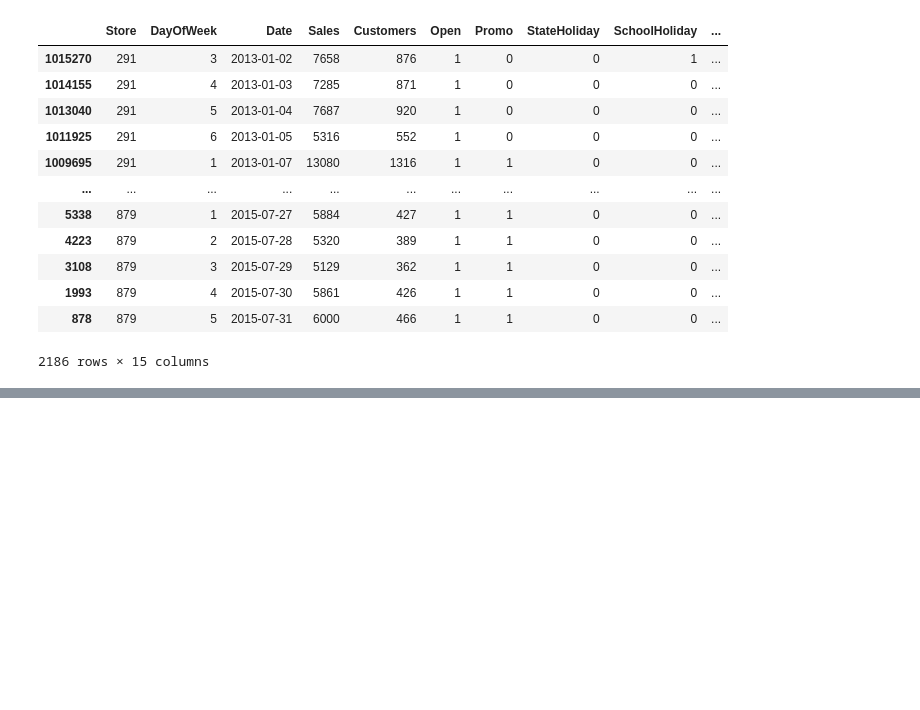
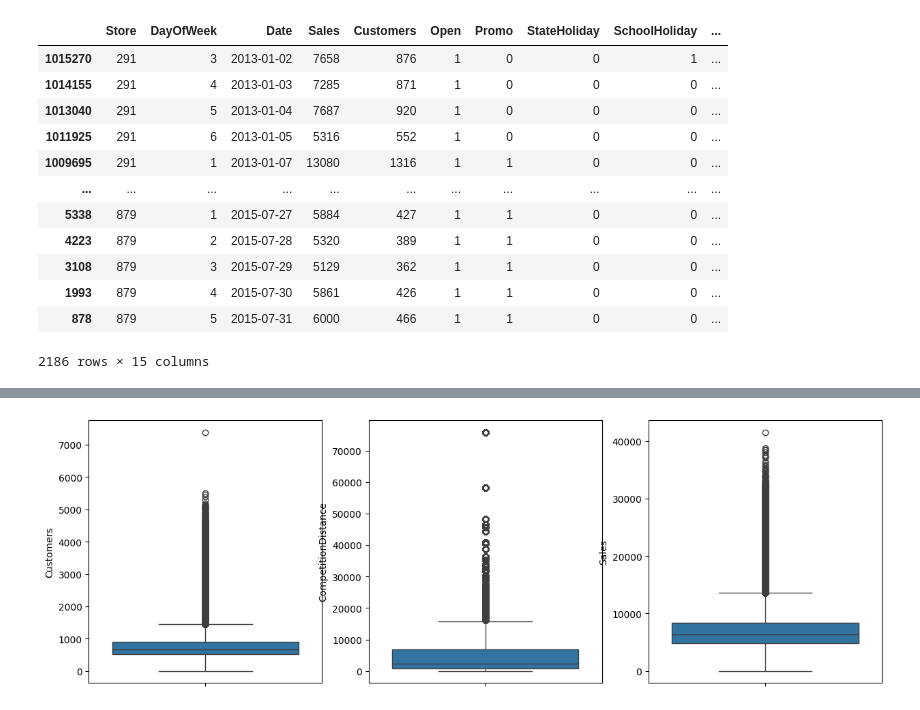
Before and after one commit to jefferson-datascience/Previsao-Vendas-Rossmann, a Jupyter notebook: Notebooks/Ciclo1.ipynb, the cells around one changed output, grey strips where cells are left out. Saved outputs shown, nothing was run; the diff lists cells and outputs as text; code cells hidden in the pictures; blank space fills up the shorter version.

Commit message:
Finalizada Modelagem de Dados e Separacao dos Dados entre teste, validacao e treino

```diff
--- a/Notebooks/Ciclo1.ipynb
+++ b/Notebooks/Ciclo1.ipynb
@@ -343,0 +392,18 @@ df2[df2['CompetitionDistance'].isna()].sort_values(by=['Store', 'Date'], ascendi
+# %%
+# Obtendo a menor data de vendas em relação a cada loja.
+competition_date = df2[['Store', 'Date']].groupby('Store').min().reset_index()
+
+# Vamos extrair o anoa dessas datas
+competition_date['MinDate'] =  competition_date['Date'].apply(lambda x: x.year)
+
+# Eliminando colunas desnecessárias
+competition_date = competition_date.drop(columns=['Date'], axis=1)
+
+# Aplicação de um left join para preencher os dados nulos
+df2 = df2.merge(competition_date, how='left', on='Store')
+
+# Eliminando os Dados Nulos dos Anos
+df2['CompetitionOpenSinceYear'] = np.where(df2['CompetitionOpenSinceYear'].isna(), df2['MinDate'], df2['CompetitionOpenSinceYear'])
+
+# Validação
+print(f'Quantidade de Dados Nulos: \n{df2.isna().sum()[df2.isna().sum() > 0]}')
@@ -343,0 +418,18 @@ df2[df2['CompetitionDistance'].isna()].sort_values(by=['Store', 'Date'], ascendi
+# %%
+# Obtendo a menor data de vendas em relação a cada loja.
+competition_date = df2[['Store', 'Date']].groupby('Store').min().reset_index()
+
+# Vamos extrair o anoa dessas datas
+competition_date['MinMonth'] =  competition_date['Date'].apply(lambda x: x.month)
+
+# Eliminando colunas desnecessárias
+competition_date = competition_date.drop(columns=['Date'], axis=1)
+
+# Aplicação de um left join para preencher os dados nulos
+df2 = df2.merge(competition_date, how='left', on='Store')
+
+# Eliminando os Dados Nulos dos Anos
+df2['CompetitionOpenSinceMonth'] = np.where(df2['CompetitionOpenSinceMonth'].isna(), df2['MinDate'], df2['CompetitionOpenSinceMonth'])
+
+# Validação
+print(f'Quantidade de Dados Nulos: \n{df2.isna().sum()[df2.isna().sum() > 0]}')
@@ -343,0 +439,3 @@ df2[df2['CompetitionDistance'].isna()].sort_values(by=['Store', 'Date'], ascendi
+# %%
+# Dropando as colunas desnecessárias
+df2 = df2.drop(columns=['MinMonth', 'MinDate'], axis=1)
@@ -343,0 +451,8 @@ df2[df2['CompetitionDistance'].isna()].sort_values(by=['Store', 'Date'], ascendi
+# %%
+# Plotando Gráficos
+fig, ax = plt.subplots(1, 3, figsize=(15,5))
+sbn.boxplot(data=df2, y='Customers', ax=ax[0]);
+sbn.boxplot(data=df2, y='CompetitionDistance', ax=ax[1]);
+sbn.boxplot(data=df2, y='Sales', ax=ax[2]);
+# %% [output]
+[figure, added]
```
Also changed, not shown: parts of 45 cells of this notebook.
